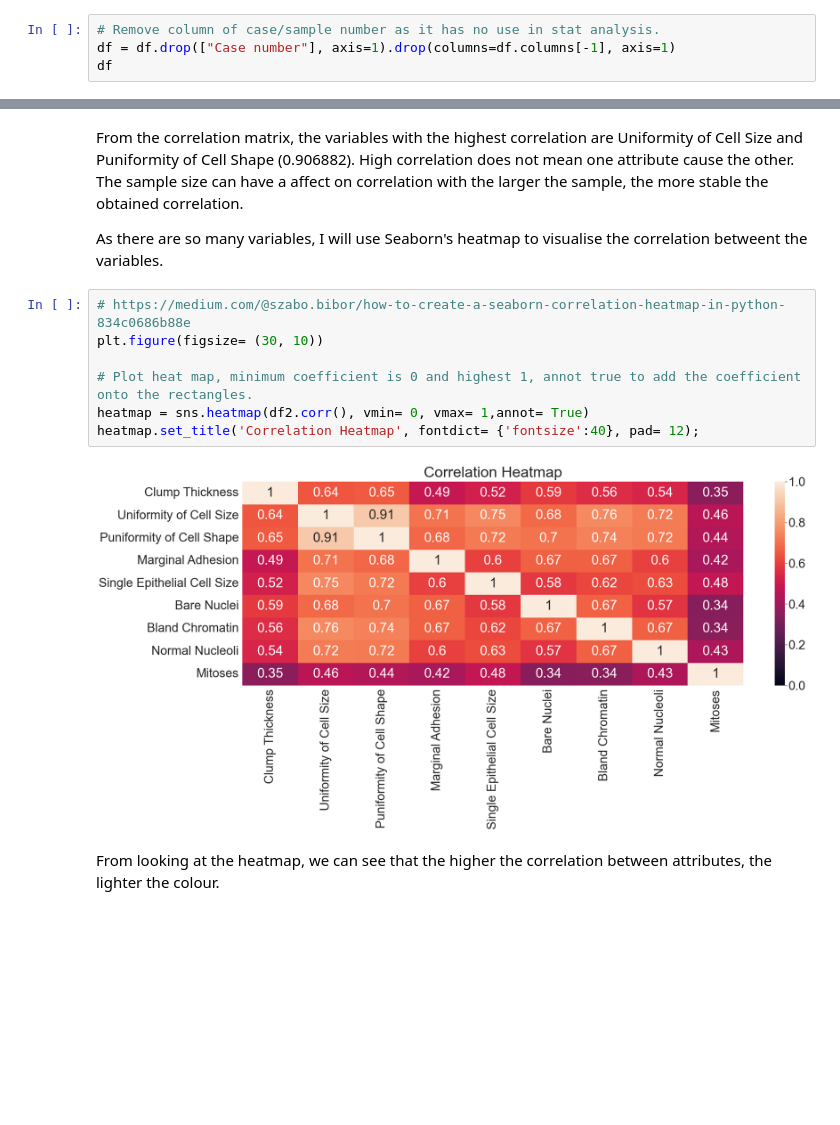
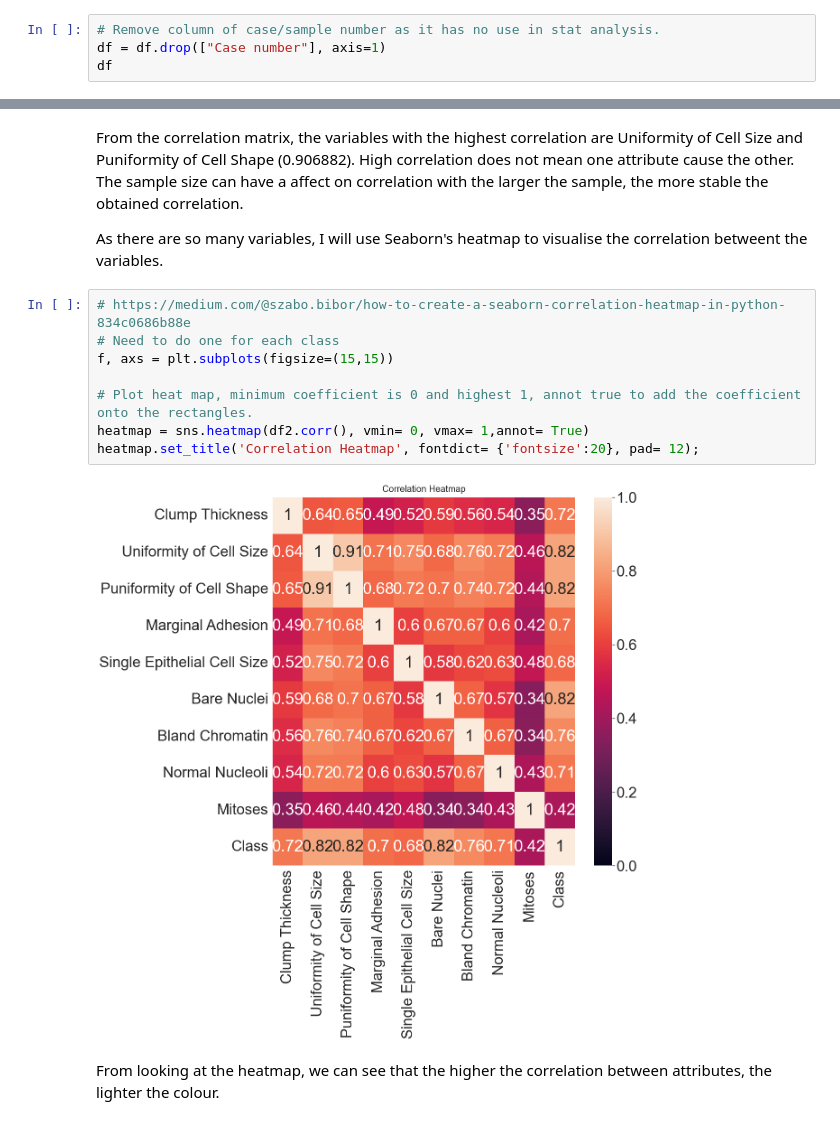
Before and after one commit to kalamkitty/ProgDA_project-2, a Jupyter notebook: PDFA Project 2.ipynb, the cells around one changed output, grey strips where cells are left out. Cells and saved outputs as stored; diff of their text form; blank space fills up the shorter version.

```diff
--- a/PDFA Project 2.ipynb
+++ b/PDFA Project 2.ipynb
@@ -189,7 +199,7 @@ df ["Class"].value_counts()
 Name: Class, dtype: int64
 # %%
 # Remove column of case/sample number as it has no use in stat analysis.
-df = df.drop(["Case number"], axis=1).drop(columns=df.columns[-1], axis=1)
+df = df.drop(["Case number"], axis=1)
 df
 # %% [output]
 |  | Clump Thickness | Uniformity of Cell Size | Puniformity of Cell Shape | Marginal Adhesion | Single Epithelial Cell Size | ... |
@@ -323,13 +335,14 @@ From the correlation matrix, the variables with the highest correlation are Unif
 As there are so many variables, I will use Seaborn's heatmap to visualise the correlation betweent the variables.
 # %%
 # https://medium.com/@szabo.bibor/how-to-create-a-seaborn-correlation-heatmap-in-python-834c0686b88e
-plt.figure(figsize= (30, 10))
+# Need to do one for each class
+f, axs = plt.subplots(figsize=(15,15))
 
 # Plot heat map, minimum coefficient is 0 and highest 1, annot true to add the coefficient onto the rectangles.
 heatmap = sns.heatmap(df2.corr(), vmin= 0, vmax= 1,annot= True)
-heatmap.set_title('Correlation Heatmap', fontdict= {'fontsize':40}, pad= 12);
+heatmap.set_title('Correlation Heatmap', fontdict= {'fontsize':20}, pad= 12);
 # %% [output]
-[figure, old version]
+[figure, new version]
 # %% [markdown]
 From looking at the heatmap, we can see that the higher the correlation between attributes, the lighter the colour.
 # %% [markdown]
```
Also changed, not shown: parts of 22 cells of this notebook.
